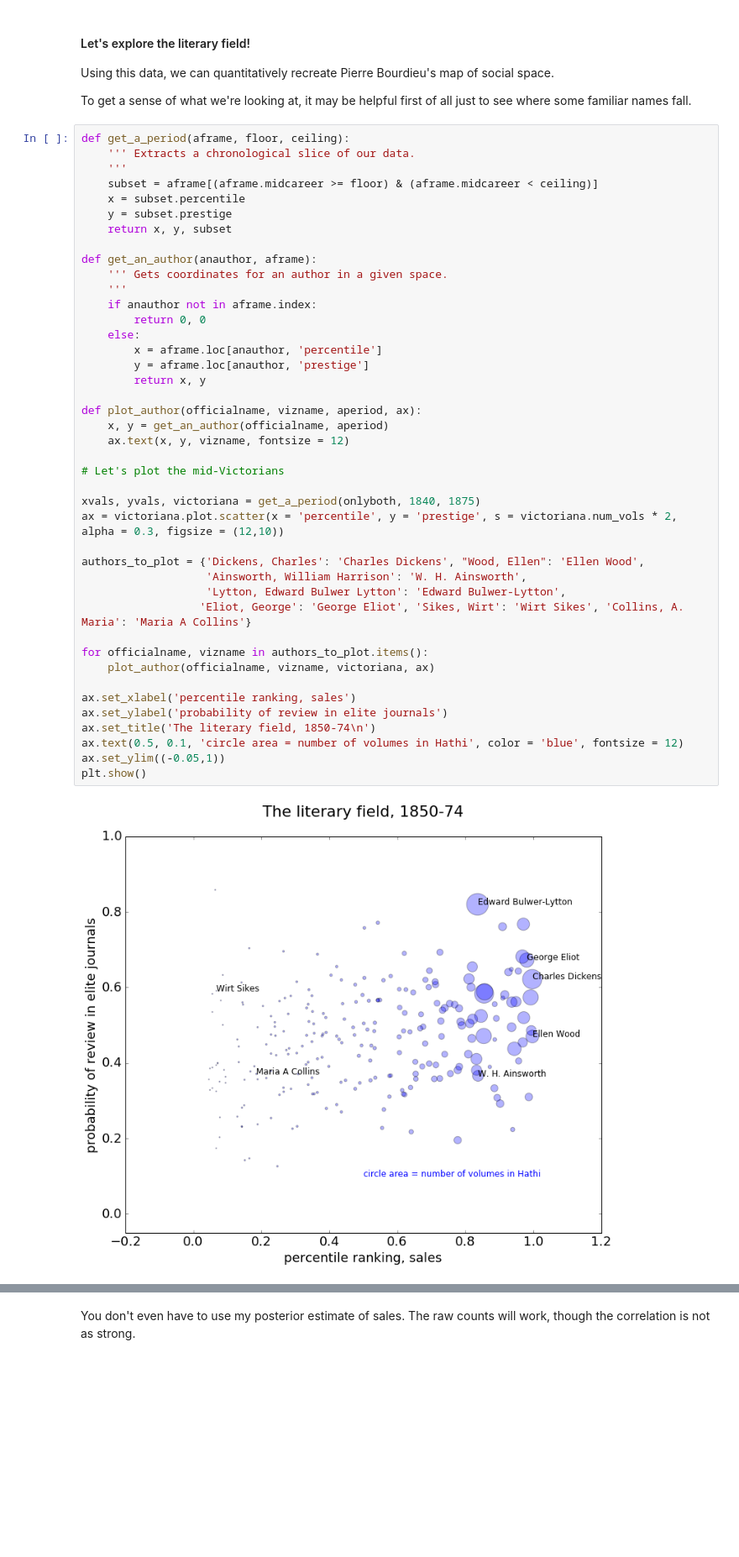
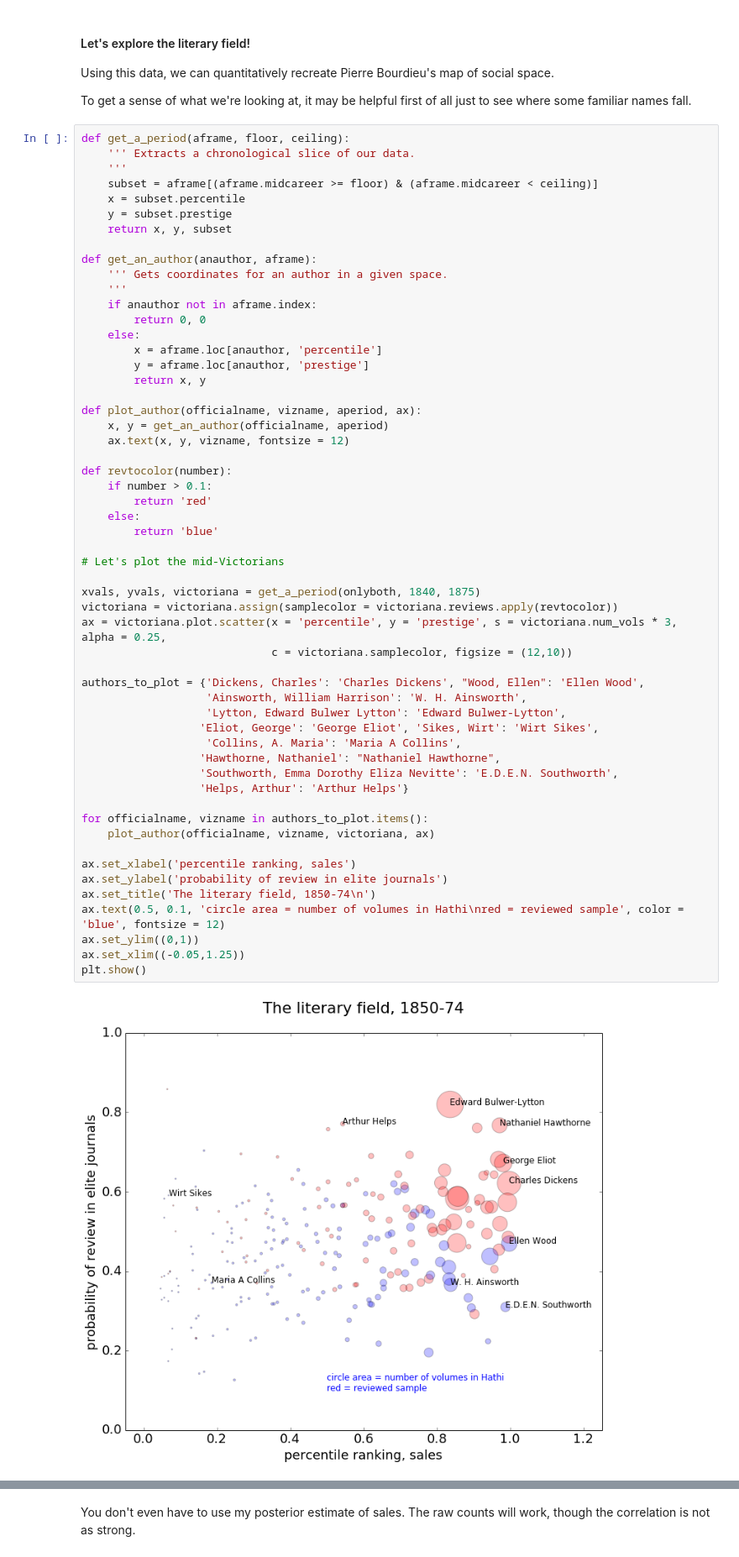
Before and after one commit to tedunderwood/bayes-bestsellers, a Jupyter notebook: empiricalbayessales.ipynb, the cells around one changed output, grey strips where cells are left out. Shown: that part at 84% size. Cells and saved outputs as stored; diff of their text form; blank space fills up the shorter version.

```diff
--- a/empiricalbayessales.ipynb
+++ b/empiricalbayessales.ipynb
@@ -479,36 +479,49 @@ def get_a_period(aframe, floor, ceiling):
 def get_an_author(anauthor, aframe):
     ''' Gets coordinates for an author in a given space.
     '''
     if anauthor not in aframe.index:
         return 0, 0
     else:
         x = aframe.loc[anauthor, 'percentile']
         y = aframe.loc[anauthor, 'prestige']
         return x, y
 
 def plot_author(officialname, vizname, aperiod, ax):
     x, y = get_an_author(officialname, aperiod)
     ax.text(x, y, vizname, fontsize = 12)
 
+def revtocolor(number):
+    if number > 0.1:
+        return 'red'
+    else:
+        return 'blue'
+
 # Let's plot the mid-Victorians
 
 xvals, yvals, victoriana = get_a_period(onlyboth, 1840, 1875)
-ax = victoriana.plot.scatter(x = 'percentile', y = 'prestige', s = victoriana.num_vols * 2, alpha = 0.3, figsize = (12,10))
+victoriana = victoriana.assign(samplecolor = victoriana.reviews.apply(revtocolor))
+ax = victoriana.plot.scatter(x = 'percentile', y = 'prestige', s = victoriana.num_vols * 3, alpha = 0.25,
+                             c = victoriana.samplecolor, figsize = (12,10))
 
 authors_to_plot = {'Dickens, Charles': 'Charles Dickens', "Wood, Ellen": 'Ellen Wood',
                    'Ainsworth, William Harrison': 'W. H. Ainsworth',
                    'Lytton, Edward Bulwer Lytton': 'Edward Bulwer-Lytton',
-                  'Eliot, George': 'George Eliot', 'Sikes, Wirt': 'Wirt Sikes', 'Collins, A. Maria': 'Maria A Collins'}
+                  'Eliot, George': 'George Eliot', 'Sikes, Wirt': 'Wirt Sikes',
+                   'Collins, A. Maria': 'Maria A Collins',
+                  'Hawthorne, Nathaniel': "Nathaniel Hawthorne",
+                  'Southworth, Emma Dorothy Eliza Nevitte': 'E.D.E.N. Southworth',
+                  'Helps, Arthur': 'Arthur Helps'}
 
 for officialname, vizname in authors_to_plot.items():
     plot_author(officialname, vizname, victoriana, ax)
 
 ax.set_xlabel('percentile ranking, sales')
 ax.set_ylabel('probability of review in elite journals')
 ax.set_title('The literary field, 1850-74\n')
-ax.text(0.5, 0.1, 'circle area = number of volumes in Hathi', color = 'blue', fontsize = 12)
-ax.set_ylim((-0.05,1))
+ax.text(0.5, 0.1, 'circle area = number of volumes in Hathi\nred = reviewed sample', color = 'blue', fontsize = 12)
+ax.set_ylim((0,1))
+ax.set_xlim((-0.05,1.25))
 plt.show()
 # %% [output]
-[figure, old version]
+[figure, new version]
 # %% [markdown]
```
Also changed, not shown: parts of 22 cells of this notebook, 1 other file.
